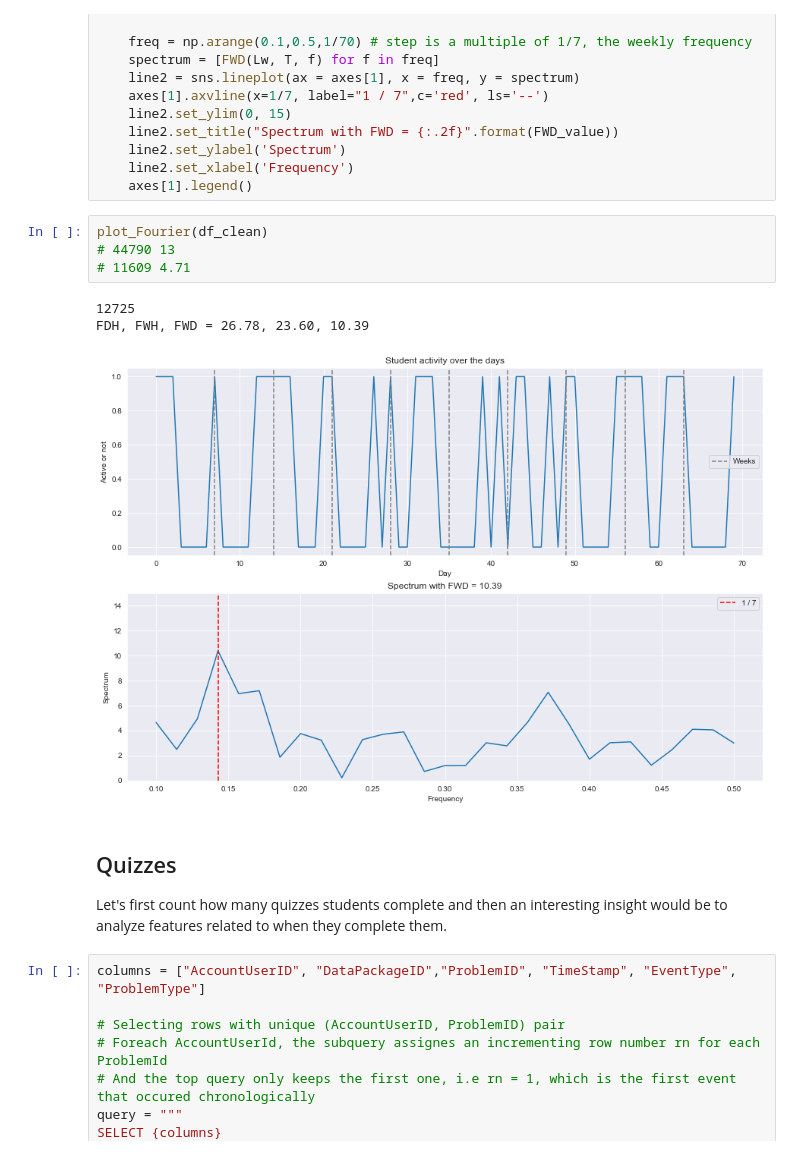
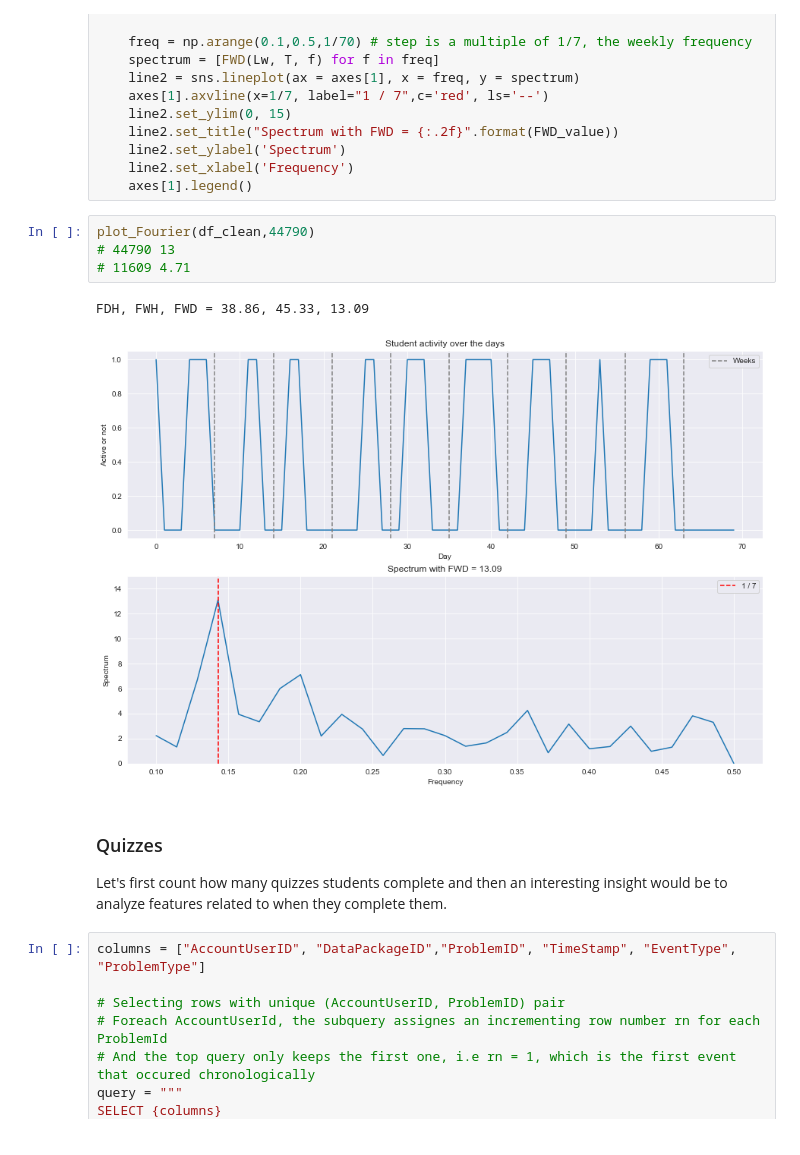
Before and after one commit to epfl-ml4ed/flipped-classroom, a Jupyter notebook: Notebook/Regularity.ipynb, the cells around one changed output. Saved outputs shown, nothing was run; the diff lists cells and outputs as text.

```diff
--- a/Notebook/Regularity.ipynb
+++ b/Notebook/Regularity.ipynb
@@ -501,15 +500,14 @@ def plot_Fourier(X, studentID=0):
     line2.set_xlabel('Frequency')
     axes[1].legend()
 # %%
-plot_Fourier(df_clean)
+plot_Fourier(df_clean,44790)
 # 44790 13
 # 11609 4.71
 # %% [output]
-12725
-FDH, FWH, FWD = 26.78, 23.60, 10.39
+FDH, FWH, FWD = 38.86, 45.33, 13.09
-[figure, old version]
+[figure, new version]
 # %% [markdown]
-## Quizzes
+### Quizzes
 
 Let's first count how many quizzes students complete and then an interesting insight would be to analyze features related to when they complete them.
 # %%
```
Also changed, not shown: parts of 12 cells of this notebook, 25 other files.
